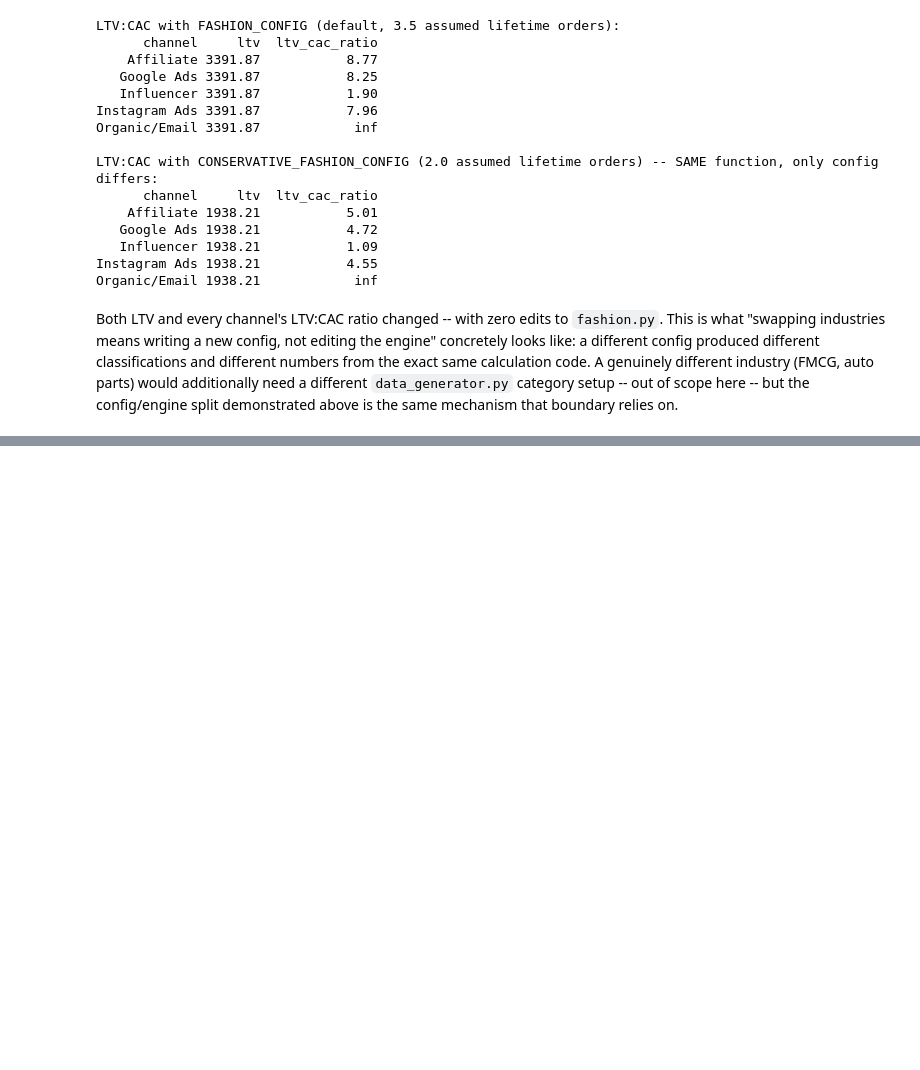
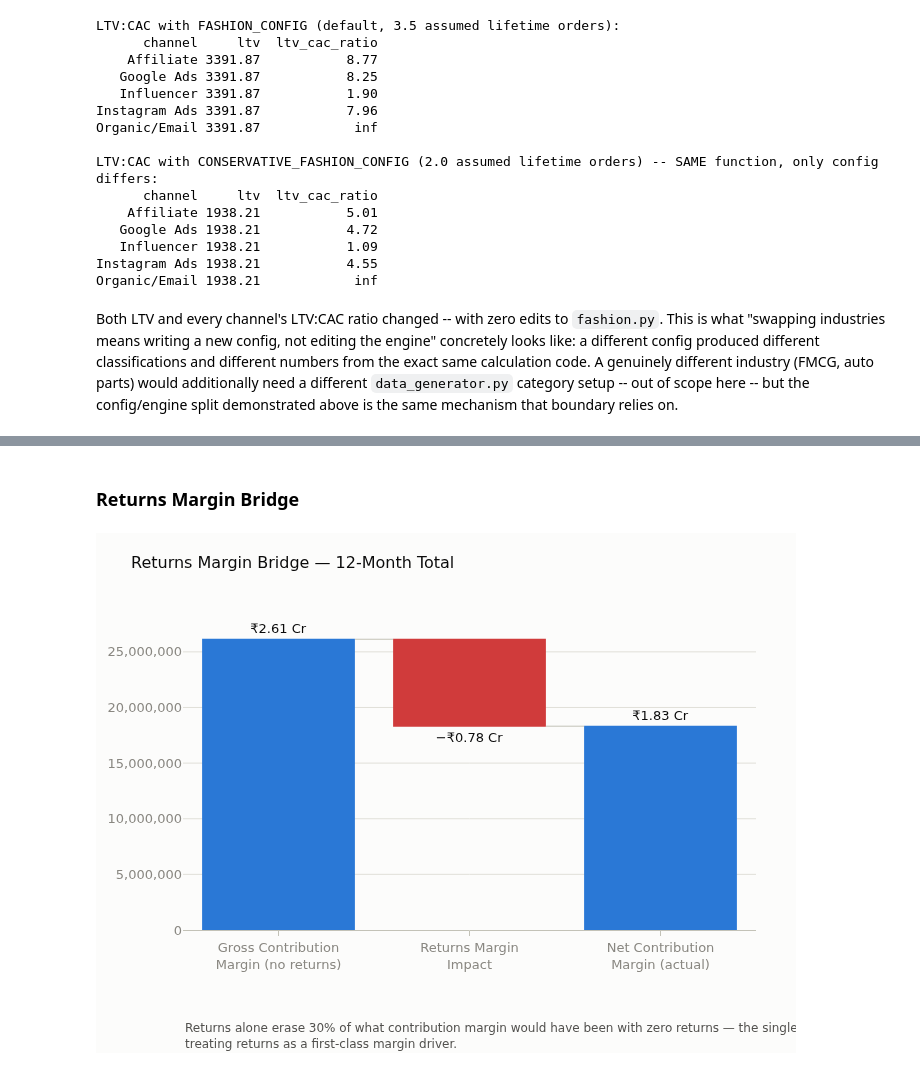
Before and after one commit to hrishikeshkedia-prog/ledger-margin-analysis, a Jupyter notebook: ceo_dashboard/notebooks/ceo_dashboard.ipynb, the cells around one changed output, grey strips where cells are left out. Drawn from its saved outputs; the diff is of its cells as text; code cells hidden in the pictures; blank space fills up the shorter version.

```diff
--- a/ceo_dashboard/notebooks/ceo_dashboard.ipynb
+++ b/ceo_dashboard/notebooks/ceo_dashboard.ipynb
@@ -1552,0 +1668,7 @@ the calibration, every formula, and the config-boundary behavior.
+# %% [markdown]
+### Returns Margin Bridge
+# %%
+fig = dv.render_returns_bridge(orders_clean)
+fig.show()
+# %% [output]
+[figure, added]
```
Also changed, not shown: parts of 20 cells of this notebook, 7 other files.
